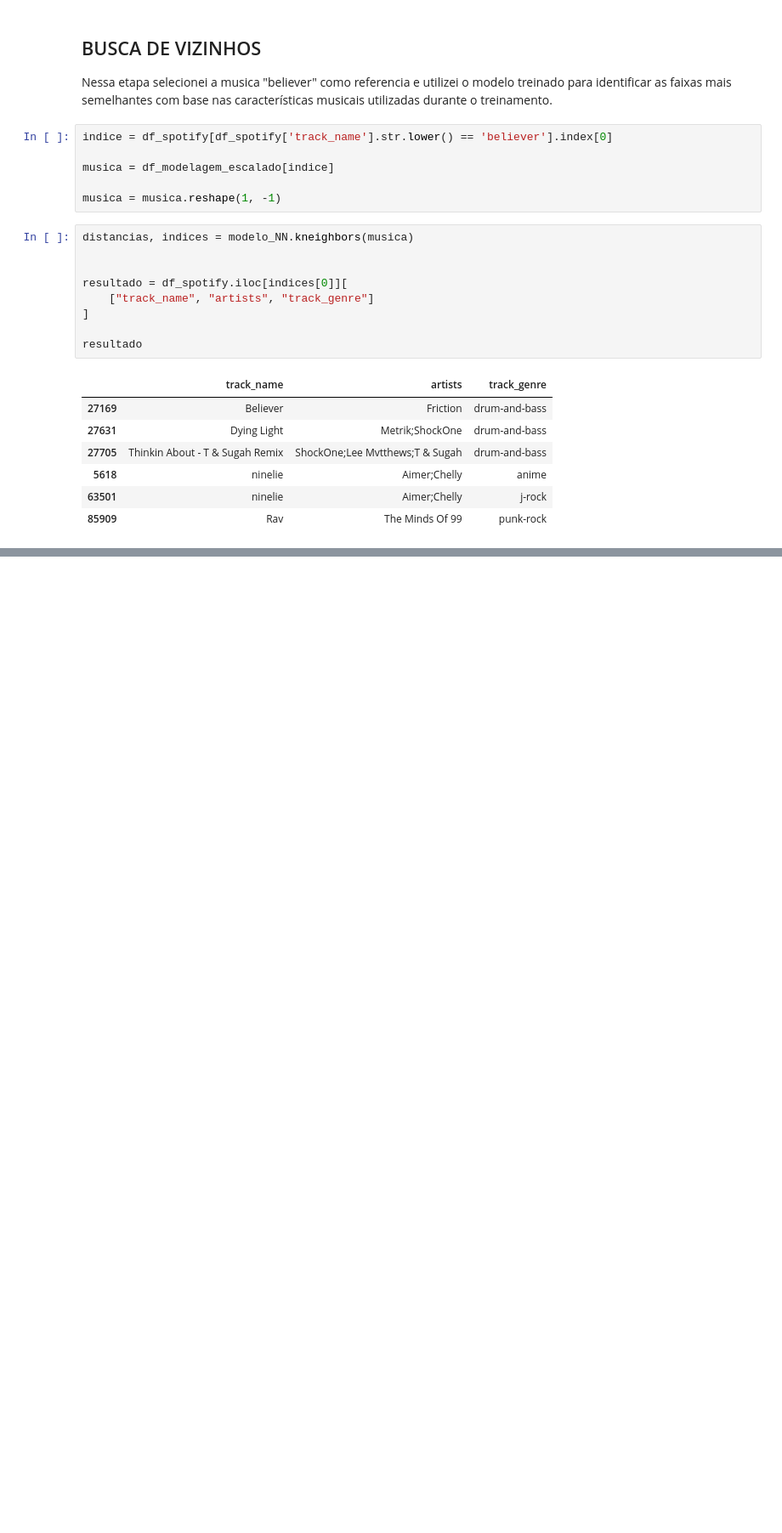
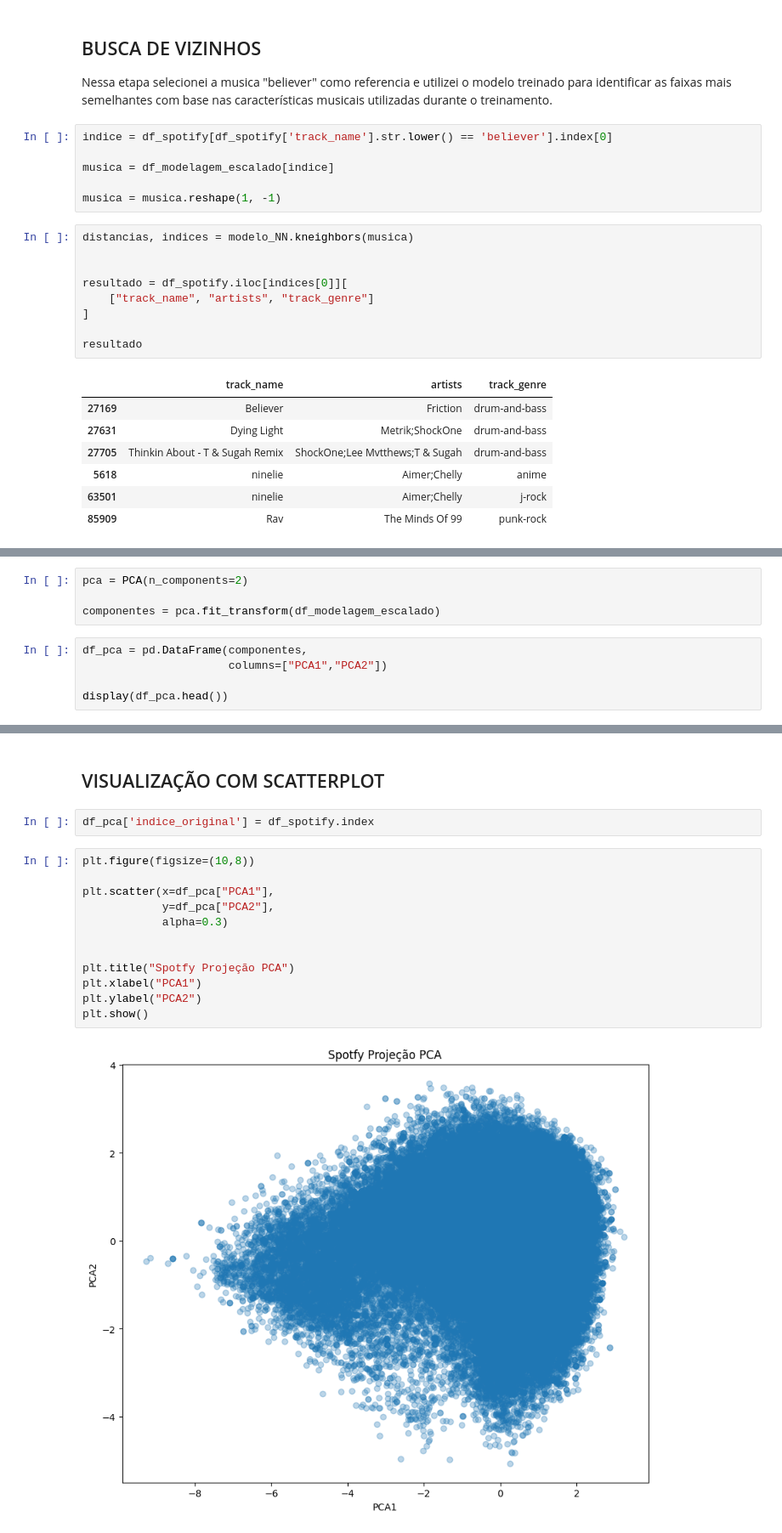
Before and after one commit to FelipeGhensevPeres/Spotify-Recommendation-System, a Jupyter notebook: notebooks/02_recommendation_model.ipynb, the cells around one changed output, grey strips where cells are left out. Shown at 85% size. Saved outputs shown, nothing was run; the diff lists cells and outputs as text; blank space fills up the shorter version.

Commit message:
Avaliação do modelo com visualizacao PCA e Scatterplot

```diff
--- a/notebooks/02_recommendation_model.ipynb
+++ b/notebooks/02_recommendation_model.ipynb
@@ -126,0 +163,9 @@ resultado
+# %%
+pca = PCA(n_components=2)
+
+componentes = pca.fit_transform(df_modelagem_escalado)
+# %%
+df_pca = pd.DataFrame(componentes,
+                      columns=["PCA1","PCA2"])
+
+display(df_pca.head())
@@ -126,0 +190,18 @@ resultado
+# %% [markdown]
+## VISUALIZAÇÃO COM SCATTERPLOT
+# %%
+df_pca['indice_original'] = df_spotify.index
+# %%
+plt.figure(figsize=(10,8))
+
+plt.scatter(x=df_pca["PCA1"],
+            y=df_pca["PCA2"],
+            alpha=0.3)
+
+
+plt.title("Spotfy Projeção PCA")
+plt.xlabel("PCA1")
+plt.ylabel("PCA2")
+plt.show()
+# %% [output]
+[figure, added]
```
Also changed, not shown: parts of 11 cells of this notebook.
